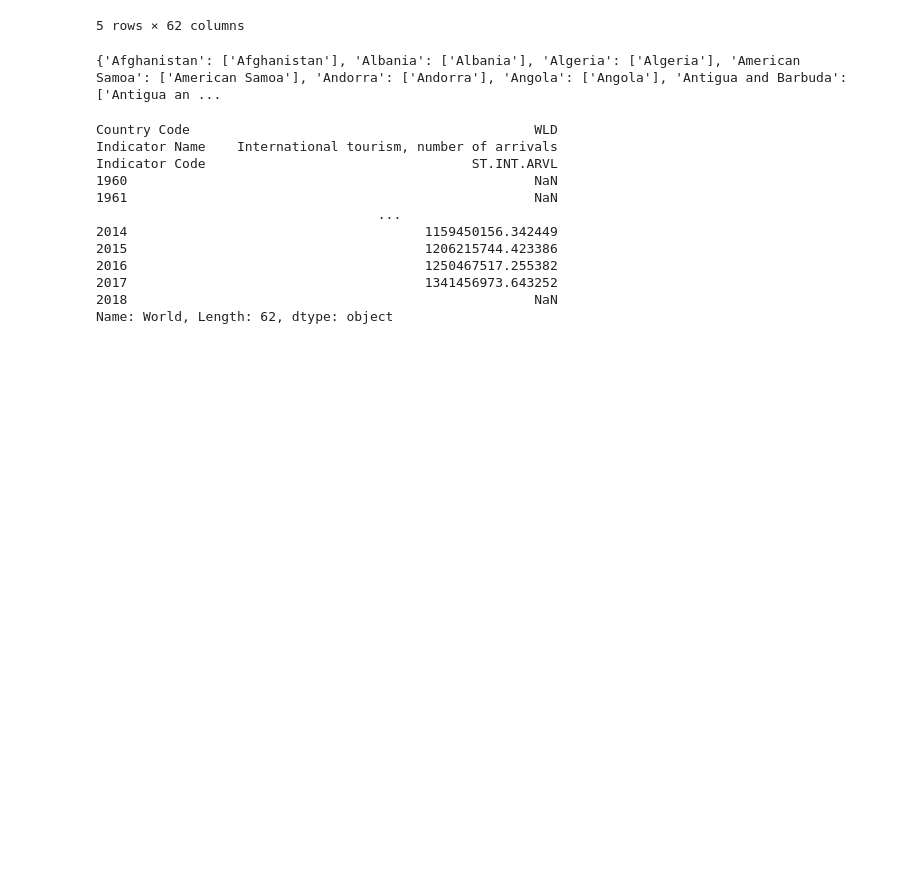
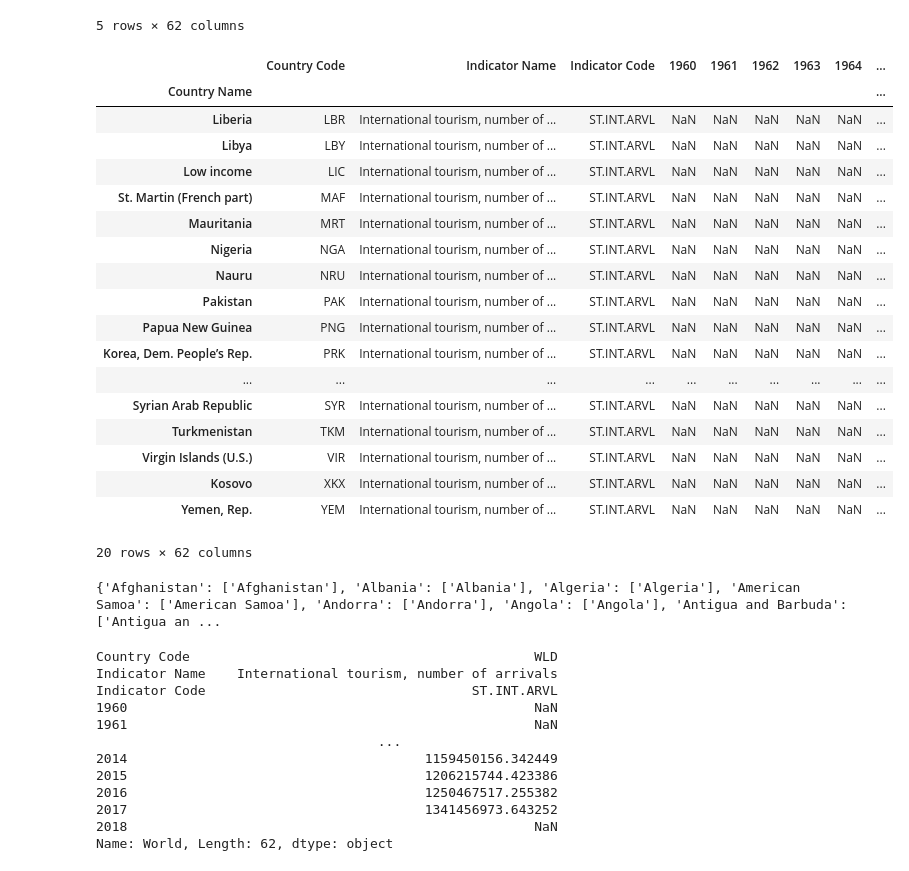
Before and after one commit to Sushant6862/Jeremy-Howard-Squadron-, a Jupyter notebook: EDA_Project_1.ipynb, the cells around one changed output. Cells and saved outputs as stored; diff of their text form; code cells hidden in the pictures; blank space fills up the shorter version.

```diff
--- a/EDA_Project_1.ipynb
+++ b/EDA_Project_1.ipynb
@@ -122,6 +122,28 @@ inbound_tourists.head()
 | Post-demographic dividend | PST | International tourism, number of ... | ST.INT.ARVL | NaN | NaN | NaN | NaN | NaN | ... |
 | Europe & Central Asia | ECS | International tourism, number of ... | ST.INT.ARVL | NaN | NaN | NaN | NaN | NaN | ... |
 5 rows × 62 columns
+# %%
+inbound_tourists.tail(20)
+# %% [output]
+|  | Country Code | Indicator Name | Indicator Code | 1960 | 1961 | 1962 | 1963 | 1964 | ... |
+| Country Name |  |  |  |  |  |  |  |  | ... |
+| Liberia | LBR | International tourism, number of ... | ST.INT.ARVL | NaN | NaN | NaN | NaN | NaN | ... |
+| Libya | LBY | International tourism, number of ... | ST.INT.ARVL | NaN | NaN | NaN | NaN | NaN | ... |
+| Low income | LIC | International tourism, number of ... | ST.INT.ARVL | NaN | NaN | NaN | NaN | NaN | ... |
+| St. Martin (French part) | MAF | International tourism, number of ... | ST.INT.ARVL | NaN | NaN | NaN | NaN | NaN | ... |
+| Mauritania | MRT | International tourism, number of ... | ST.INT.ARVL | NaN | NaN | NaN | NaN | NaN | ... |
+| Nigeria | NGA | International tourism, number of ... | ST.INT.ARVL | NaN | NaN | NaN | NaN | NaN | ... |
+| Nauru | NRU | International tourism, number of ... | ST.INT.ARVL | NaN | NaN | NaN | NaN | NaN | ... |
+| Pakistan | PAK | International tourism, number of ... | ST.INT.ARVL | NaN | NaN | NaN | NaN | NaN | ... |
+| Papua New Guinea | PNG | International tourism, number of ... | ST.INT.ARVL | NaN | NaN | NaN | NaN | NaN | ... |
+| Korea, Dem. People’s Rep. | PRK | International tourism, number of ... | ST.INT.ARVL | NaN | NaN | NaN | NaN | NaN | ... |
+| ... | ... | ... | ... | ... | ... | ... | ... | ... | ... |
+| Syrian Arab Republic | SYR | International tourism, number of ... | ST.INT.ARVL | NaN | NaN | NaN | NaN | NaN | ... |
+| Turkmenistan | TKM | International tourism, number of ... | ST.INT.ARVL | NaN | NaN | NaN | NaN | NaN | ... |
+| Virgin Islands (U.S.) | VIR | International tourism, number of ... | ST.INT.ARVL | NaN | NaN | NaN | NaN | NaN | ... |
+| Kosovo | XKX | International tourism, number of ... | ST.INT.ARVL | NaN | NaN | NaN | NaN | NaN | ... |
+| Yemen, Rep. | YEM | International tourism, number of ... | ST.INT.ARVL | NaN | NaN | NaN | NaN | NaN | ... |
+20 rows × 62 columns
 # %%
 inbound_tourists.groupby(['Country Name'])
 print(inbound_tourists.groupby(['Country Name']).groups)
```
Also changed, not shown: parts of 6 cells of this notebook.
